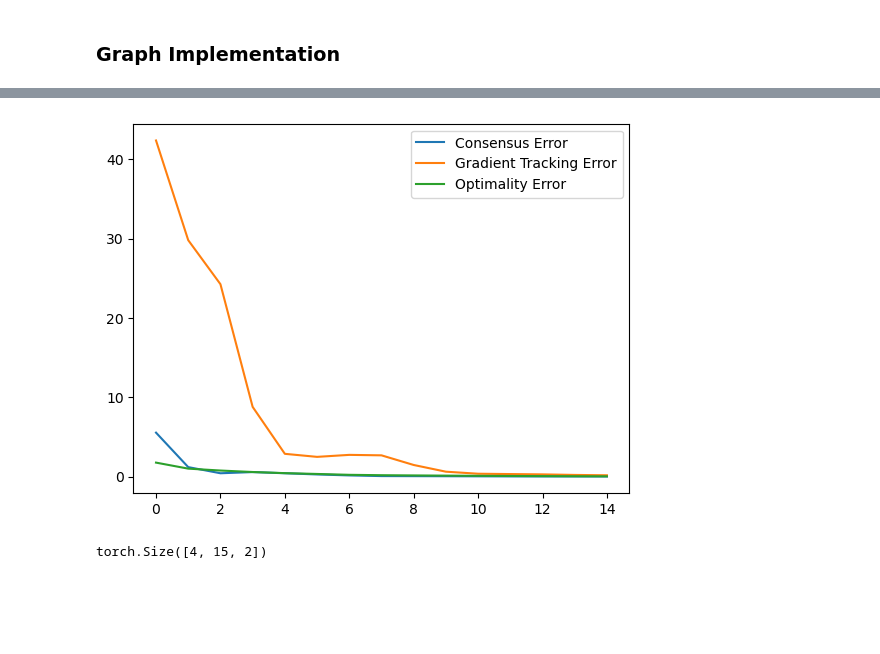
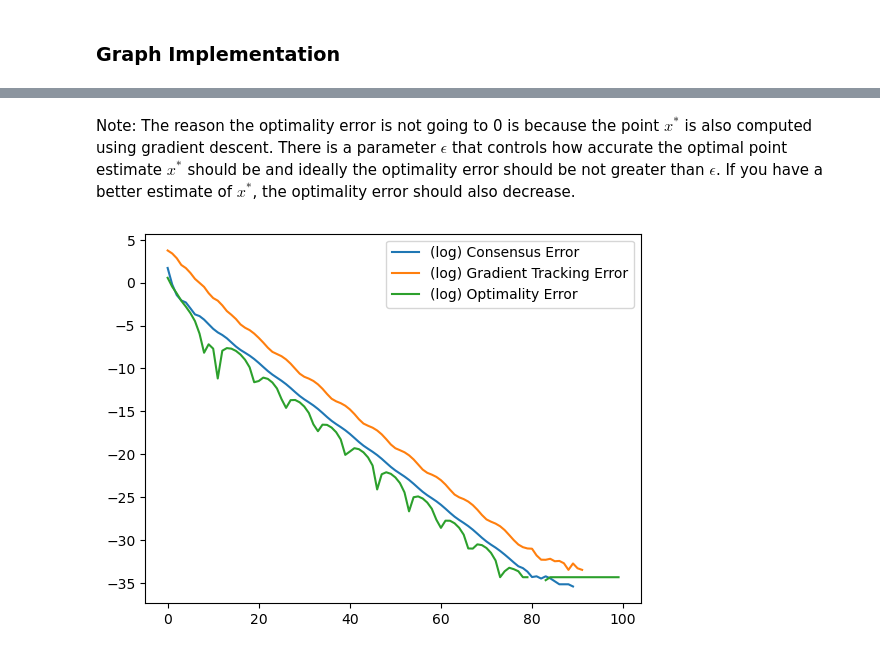
Before and after one commit to keremdayi2/optimization-vis, a Jupyter notebook: push-pull/Push Pull Pytorch.ipynb, the cells around one changed output, grey strips where cells are left out. Saved outputs shown, nothing was run; the diff lists cells and outputs as text; code cells hidden in the pictures; blank space fills up the shorter version.

Commit message:
add spherical constraints and gradient visualizations

```diff
--- a/push-pull/Push Pull Pytorch.ipynb
+++ b/push-pull/Push Pull Pytorch.ipynb
@@ -52,23 +52,33 @@ x = torch.tensor([[0, 3],
                   [10, 10],
                   [0,0]], dtype = torch.float64, requires_grad=True)
 
-num_iterations = 15
+num_iterations = 100
 eta = 0.1
 
 m = MultiAgentObjective(objectives)
-constraints = RectangleConstraint([[0, 2], [2,4]])
+# constraints = RectangleConstraint([[0, 2], [2,4]])
+
+circle_center = torch.Tensor([6, 6])
+radius = 2
+constraints = SphericalConstraint(circle_center, radius)
 
 data = simulate_push_pull(R, C, m, constraints=constraints, x_init=x, eta=eta, num_iterations = num_iterations)
+# %% [markdown]
+Note: The reason the optimality error is not going to 0 is because the point $x^*$ is also computed using gradient descent. There is a parameter $\epsilon$ that controls how accurate the optimal point estimate $x^*$ should be and ideally the optimality error should be not greater than $\epsilon$. If you have a better estimate of $x^*$, the optimality error should also decrease.
 # %%
 consensus_errors = data['consensus_error']
 gradient_errors = data['grad_error']
 optimality_errors = data['optimality_gap']
+
 xs = data['xs']
+ys = data['ys']
+xs= torch.stack(xs).permute(1, 0, 2)
+ys = torch.stack(ys).permute(1, 0, 2)
 
-plt.plot(list(range(len(consensus_errors))), consensus_errors, label='Consensus Error')
-plt.plot(list(range(len(gradient_errors))), gradient_errors, label='Gradient Tracking Error')
-plt.plot(list(range(len(optimality_errors))), optimality_errors, label='Optimality Error')
+plt.plot(list(range(len(consensus_errors))), torch.log(consensus_errors), label='(log) Consensus Error')
+plt.plot(list(range(len(gradient_errors))), torch.log(gradient_errors), label='(log) Gradient Tracking Error')
+plt.plot(list(range(len(optimality_errors))), torch.log(optimality_errors), label='(log) Optimality Error')
 plt.legend()
 plt.show()
 # %% [output]
-[figure, old version]
+[figure, new version]
@@ -77,4 +84,0 @@ xs= torch.stack(xs).permute(1, 0, 2)
-# %%
-print(xs.shape)
-# %% [output]
-torch.Size([4, 15, 2])
```
Also changed, not shown: parts of 5 cells of this notebook, 5 other files.
